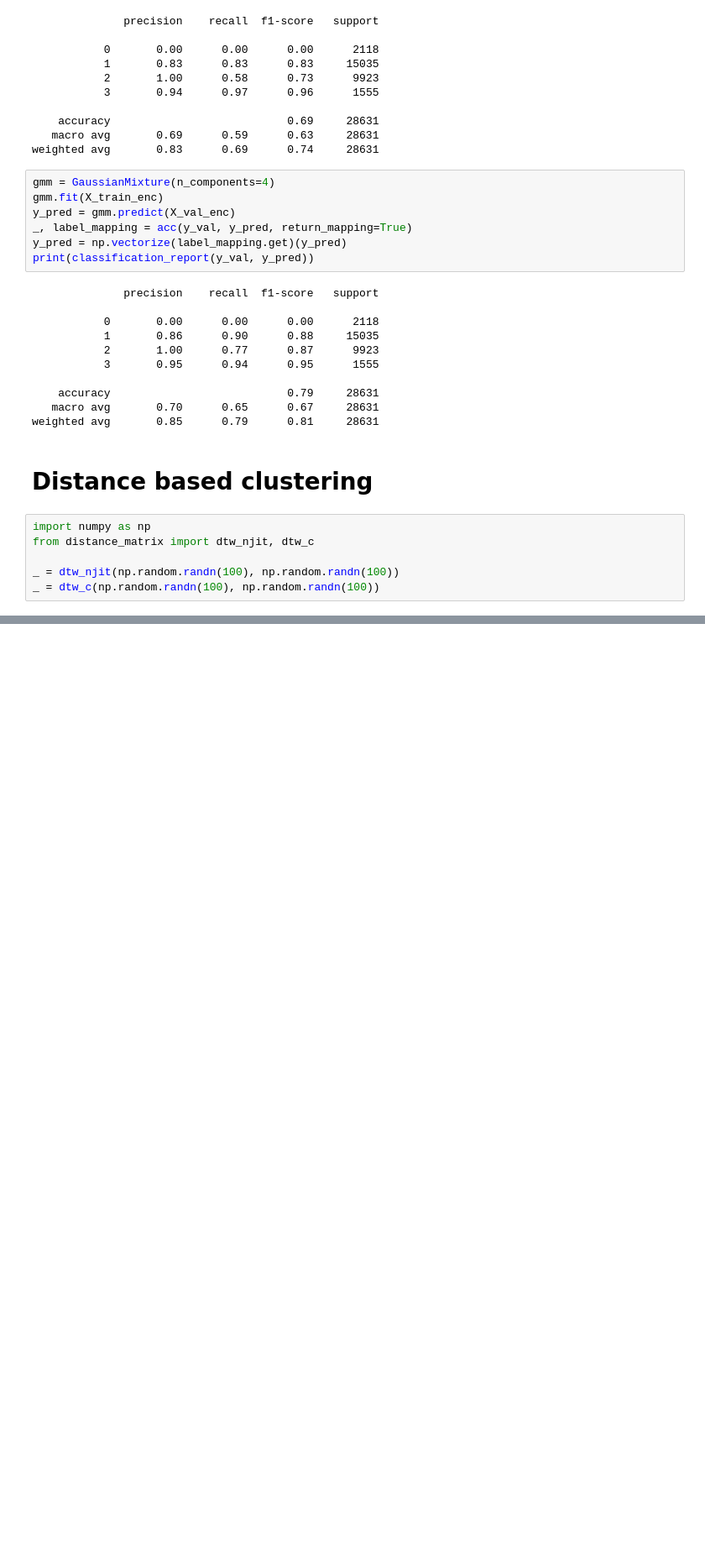
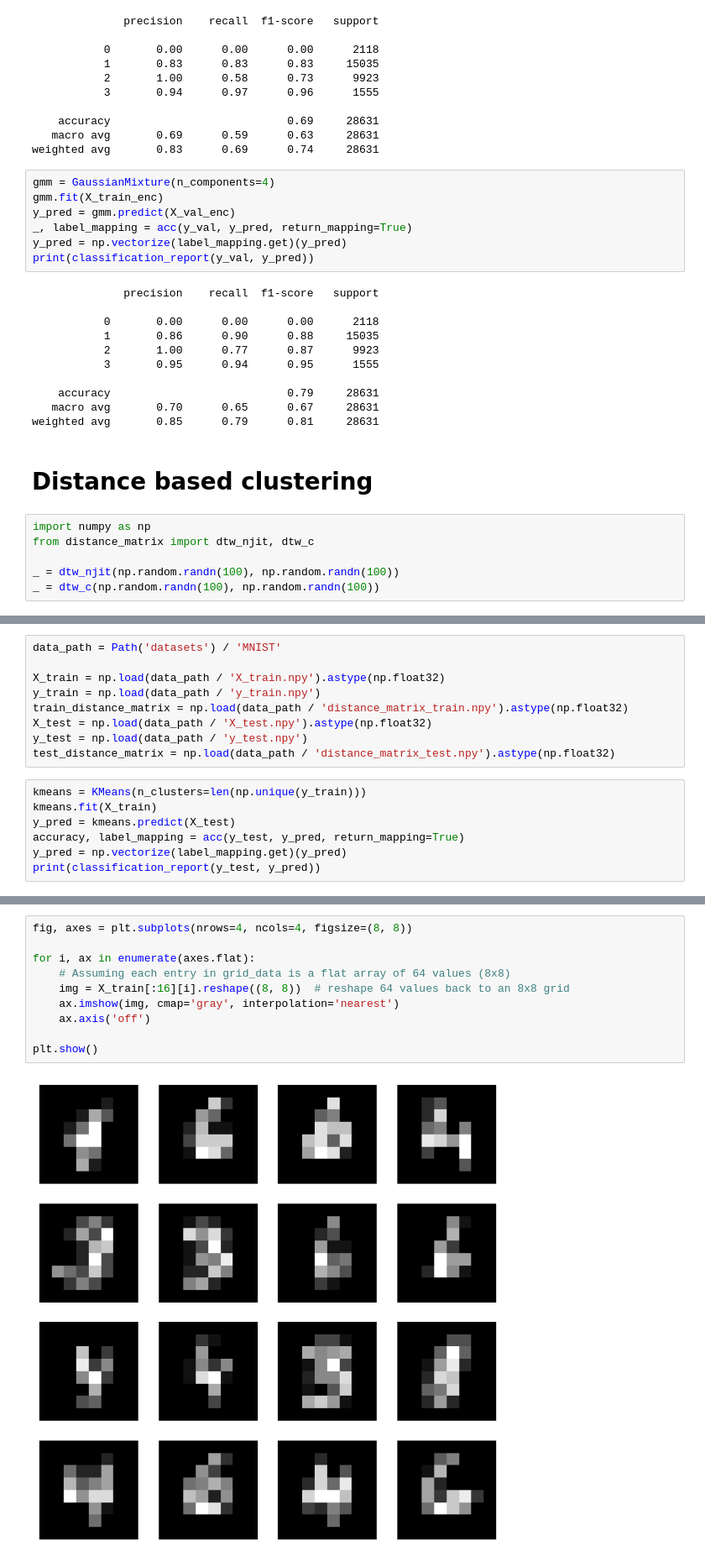
Before and after one commit to timodw/time_series_preprocessing, a Jupyter notebook: evaluation.ipynb, the cells around one changed output, grey strips where cells are left out. Shown: that part at 84% size. Cells and saved outputs as stored; diff of their text form; blank space fills up the shorter version.

```diff
--- a/evaluation.ipynb
+++ b/evaluation.ipynb
@@ -288,0 +310,16 @@ print(dtw(s1, s2))
+# %%
+data_path = Path('datasets') / 'MNIST'
+
+X_train = np.load(data_path / 'X_train.npy').astype(np.float32)
+y_train = np.load(data_path / 'y_train.npy')
+train_distance_matrix = np.load(data_path / 'distance_matrix_train.npy').astype(np.float32)
+X_test = np.load(data_path / 'X_test.npy').astype(np.float32)
+y_test = np.load(data_path / 'y_test.npy')
+test_distance_matrix = np.load(data_path / 'distance_matrix_test.npy').astype(np.float32)
+# %%
+kmeans = KMeans(n_clusters=len(np.unique(y_train)))
+kmeans.fit(X_train)
+y_pred = kmeans.predict(X_test)
+accuracy, label_mapping = acc(y_test, y_pred, return_mapping=True)
+y_pred = np.vectorize(label_mapping.get)(y_pred)
+print(classification_report(y_test, y_pred))
@@ -288,0 +337,12 @@ print(dtw(s1, s2))
+# %%
+fig, axes = plt.subplots(nrows=4, ncols=4, figsize=(8, 8))
+
+for i, ax in enumerate(axes.flat):
+    # Assuming each entry in grid_data is a flat array of 64 values (8x8)
+    img = X_train[:16][i].reshape((8, 8))  # reshape 64 values back to an 8x8 grid
+    ax.imshow(img, cmap='gray', interpolation='nearest')
+    ax.axis('off')
+
+plt.show()
+# %% [output]
+[figure, added]
```
Also changed, not shown: parts of 17 cells of this notebook, 1 other file.
